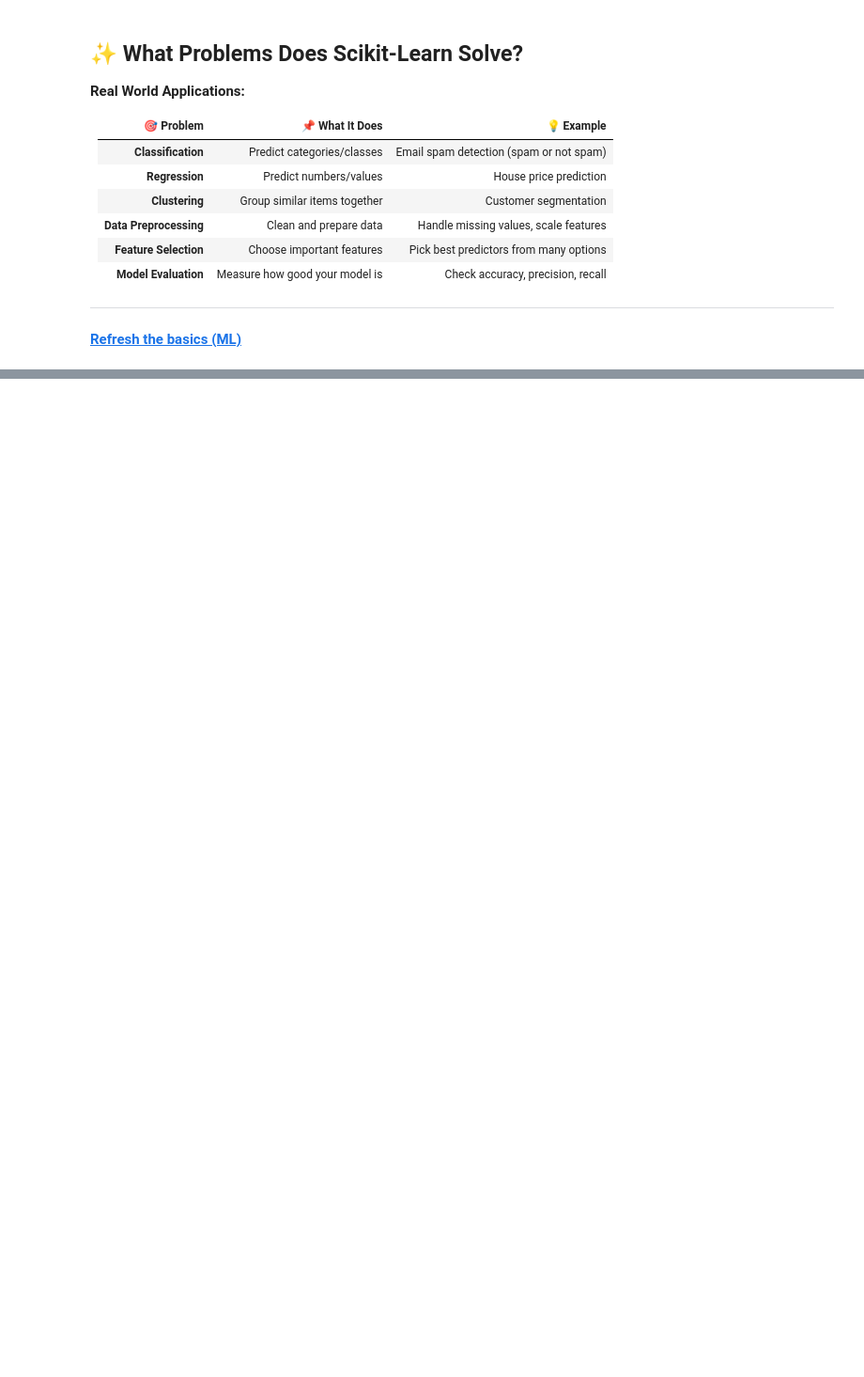
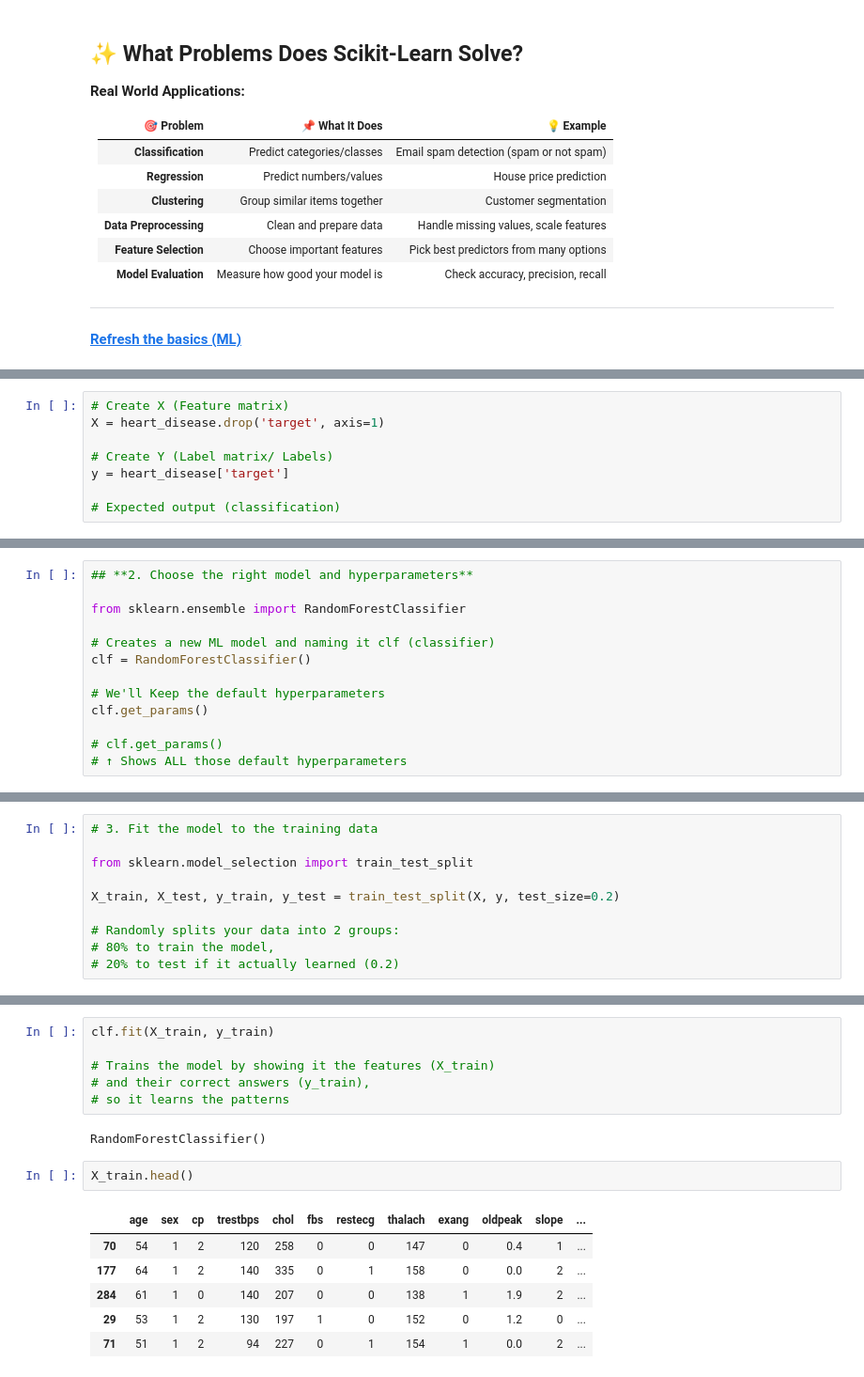
Before and after one commit to Eakempreet/Learning-ML, a Jupyter notebook: Scikit-Learn/scikit-learn-basic(1).ipynb, the cells around one changed output, grey strips where cells are left out. Shown at 94% size. Saved outputs shown, nothing was run; the diff lists cells and outputs as text; blank space fills up the shorter version.

```diff
--- a/Scikit-Learn/scikit-learn-basic(1).ipynb
+++ b/Scikit-Learn/scikit-learn-basic(1).ipynb
@@ -44,0 +75,8 @@ style='background-color: white; padding: 20px;'>
+# %%
+# Create X (Feature matrix)
+X = heart_disease.drop('target', axis=1)
+
+# Create Y (Label matrix/ Labels)
+y = heart_disease['target']
+
+# Expected output (classification)
@@ -44,0 +113,13 @@ style='background-color: white; padding: 20px;'>
+# %%
+## **2. Choose the right model and hyperparameters**
+
+from sklearn.ensemble import RandomForestClassifier
+
+# Creates a new ML model and naming it clf (classifier)
+clf = RandomForestClassifier()
+
+# We'll Keep the default hyperparameters
+clf.get_params()
+
+# clf.get_params()
+# ↑ Shows ALL those default hyperparameters
@@ -44,0 +161,10 @@ style='background-color: white; padding: 20px;'>
+# %%
+# 3. Fit the model to the training data
+
+from sklearn.model_selection import train_test_split
+
+X_train, X_test, y_train, y_test = train_test_split(X, y, test_size=0.2)
+
+# Randomly splits your data into 2 groups:
+# 80% to train the model,
+# 20% to test if it actually learned (0.2)
@@ -44,0 +182,17 @@ style='background-color: white; padding: 20px;'>
+# %%
+clf.fit(X_train, y_train)
+
+# Trains the model by showing it the features (X_train)
+# and their correct answers (y_train),
+# so it learns the patterns
+# %% [output]
+RandomForestClassifier()
+# %%
+X_train.head()
+# %% [output]
+|  | age | sex | cp | trestbps | chol | fbs | restecg | thalach | exang | oldpeak | slope | ... |
+| 70 | 54 | 1 | 2 | 120 | 258 | 0 | 0 | 147 | 0 | 0.4 | 1 | ... |
+| 177 | 64 | 1 | 2 | 140 | 335 | 0 | 1 | 158 | 0 | 0.0 | 2 | ... |
+| 284 | 61 | 1 | 0 | 140 | 207 | 0 | 0 | 138 | 1 | 1.9 | 2 | ... |
+| 29 | 53 | 1 | 2 | 130 | 197 | 1 | 0 | 152 | 0 | 1.2 | 0 | ... |
+| 71 | 51 | 1 | 2 | 94 | 227 | 0 | 1 | 154 | 1 | 0.0 | 2 | ... |
```
Also changed, not shown: parts of 26 cells of this notebook.
